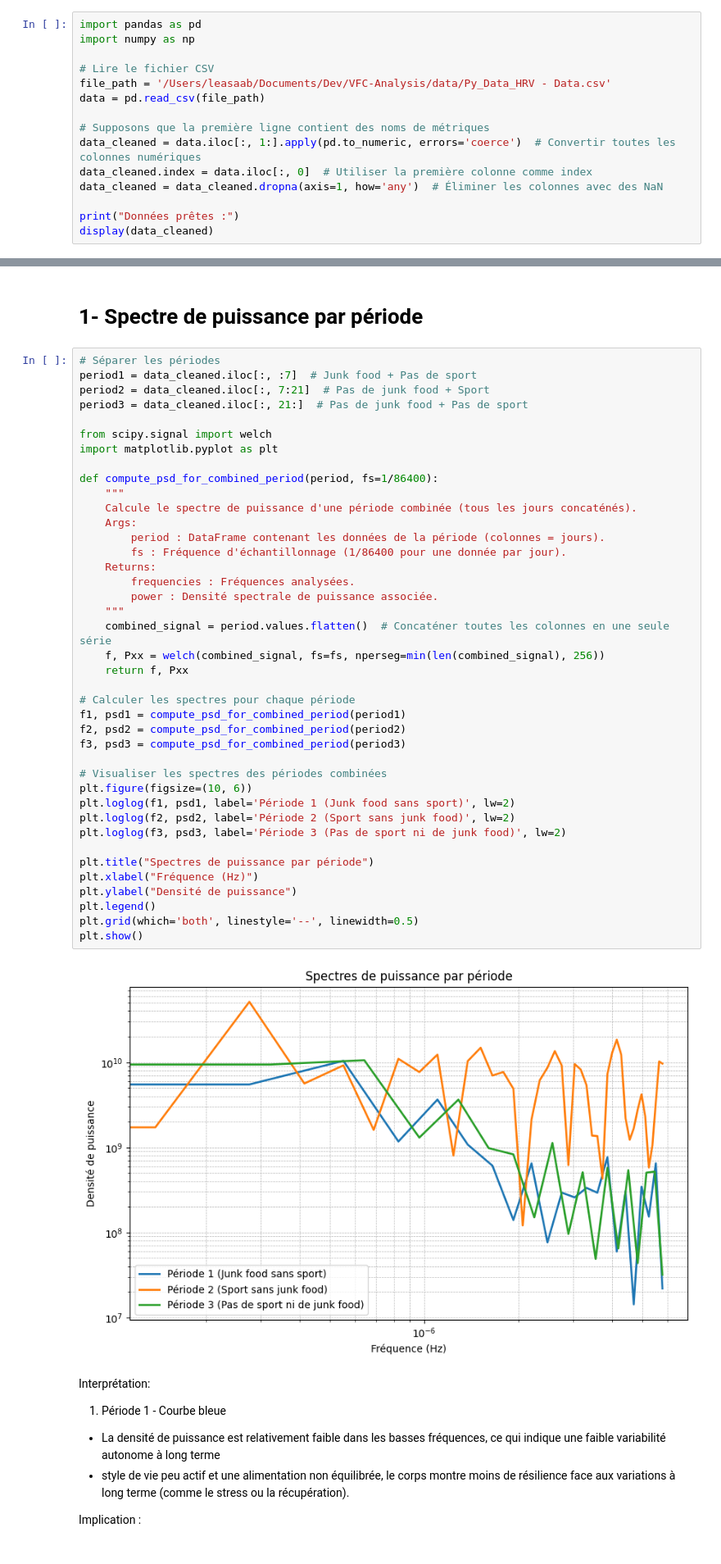
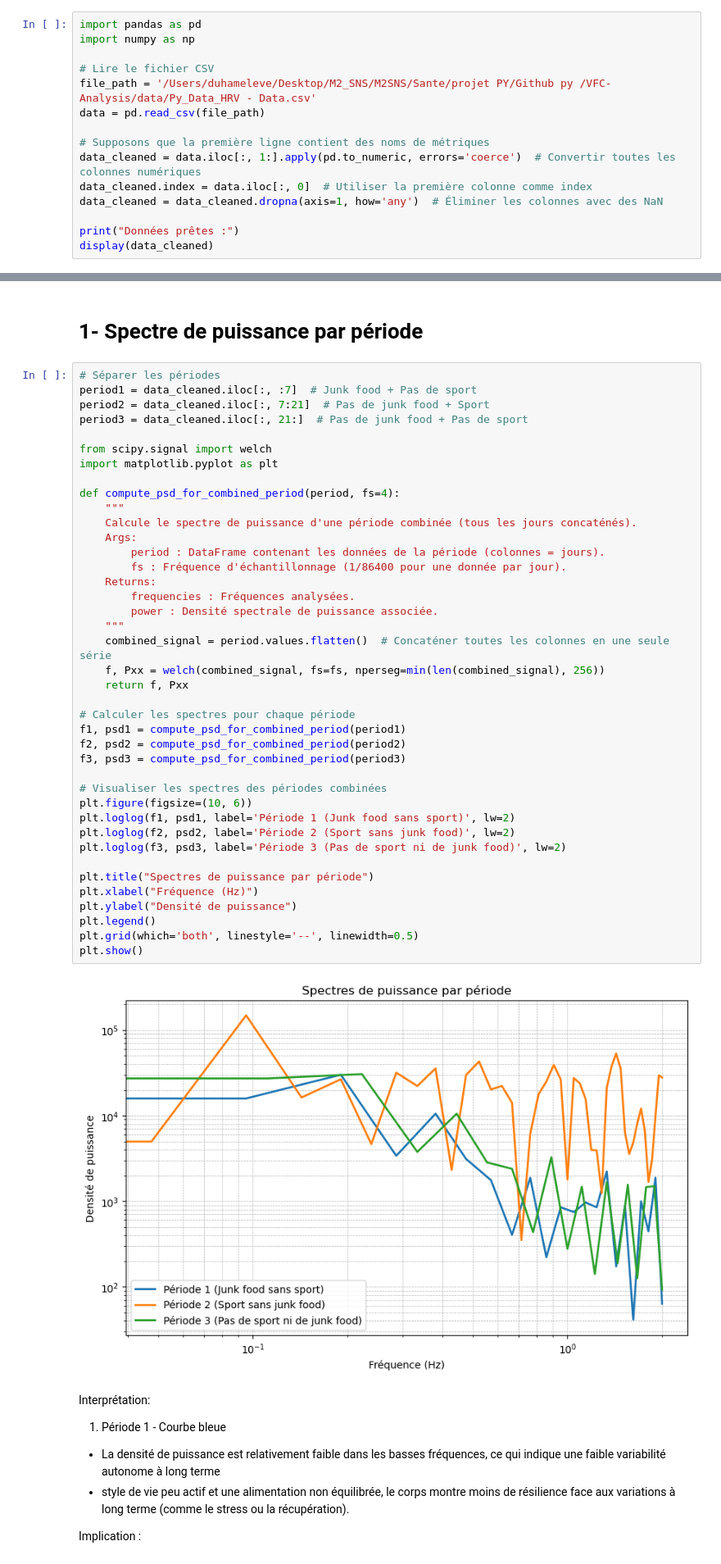
Before and after one commit to leyah-sa/VFC-Analysis, a Jupyter notebook: notebooks/Partie 2/non-linear.ipynb, the cells around one changed output, grey strips where cells are left out. Shown at 82% size. Drawn from its saved outputs; the diff is of its cells as text.

```diff
--- a/notebooks/Partie 2/non-linear.ipynb
+++ b/notebooks/Partie 2/non-linear.ipynb
@@ -23,7 +23,7 @@ import pandas as pd
 import numpy as np
 
 # Lire le fichier CSV
-file_path = '/Users/leasaab/Documents/Dev/VFC-Analysis/data/Py_Data_HRV - Data.csv'
+file_path = '/Users/duhameleve/Desktop/M2_SNS/M2SNS/Sante/projet PY/Github py /VFC-Analysis/data/Py_Data_HRV - Data.csv'
 data = pd.read_csv(file_path)
 
 # Supposons que la première ligne contient des noms de métriques
@@ -55,39 +55,39 @@ period3 = data_cleaned.iloc[:, 21:]  # Pas de junk food + Pas de sport
 from scipy.signal import welch
 import matplotlib.pyplot as plt
 
-def compute_psd_for_combined_period(period, fs=1/86400):
+def compute_psd_for_combined_period(period, fs=4):
     """
     Calcule le spectre de puissance d'une période combinée (tous les jours concaténés).
     Args:
         period : DataFrame contenant les données de la période (colonnes = jours).
         fs : Fréquence d'échantillonnage (1/86400 pour une donnée par jour).
     Returns:
         frequencies : Fréquences analysées.
         power : Densité spectrale de puissance associée.
     """
     combined_signal = period.values.flatten()  # Concaténer toutes les colonnes en une seule série
     f, Pxx = welch(combined_signal, fs=fs, nperseg=min(len(combined_signal), 256))
     return f, Pxx
 
 # Calculer les spectres pour chaque période
 f1, psd1 = compute_psd_for_combined_period(period1)
 f2, psd2 = compute_psd_for_combined_period(period2)
 f3, psd3 = compute_psd_for_combined_period(period3)
 
 # Visualiser les spectres des périodes combinées
 plt.figure(figsize=(10, 6))
 plt.loglog(f1, psd1, label='Période 1 (Junk food sans sport)', lw=2)
 plt.loglog(f2, psd2, label='Période 2 (Sport sans junk food)', lw=2)
 plt.loglog(f3, psd3, label='Période 3 (Pas de sport ni de junk food)', lw=2)
 
 plt.title("Spectres de puissance par période")
 plt.xlabel("Fréquence (Hz)")
 plt.ylabel("Densité de puissance")
 plt.legend()
 plt.grid(which='both', linestyle='--', linewidth=0.5)
 plt.show()
 # %% [output]
-[figure, old version]
+[figure, new version]
 # %% [markdown]
 Interprétation:
 
```
Also changed, not shown: 1 other file.
